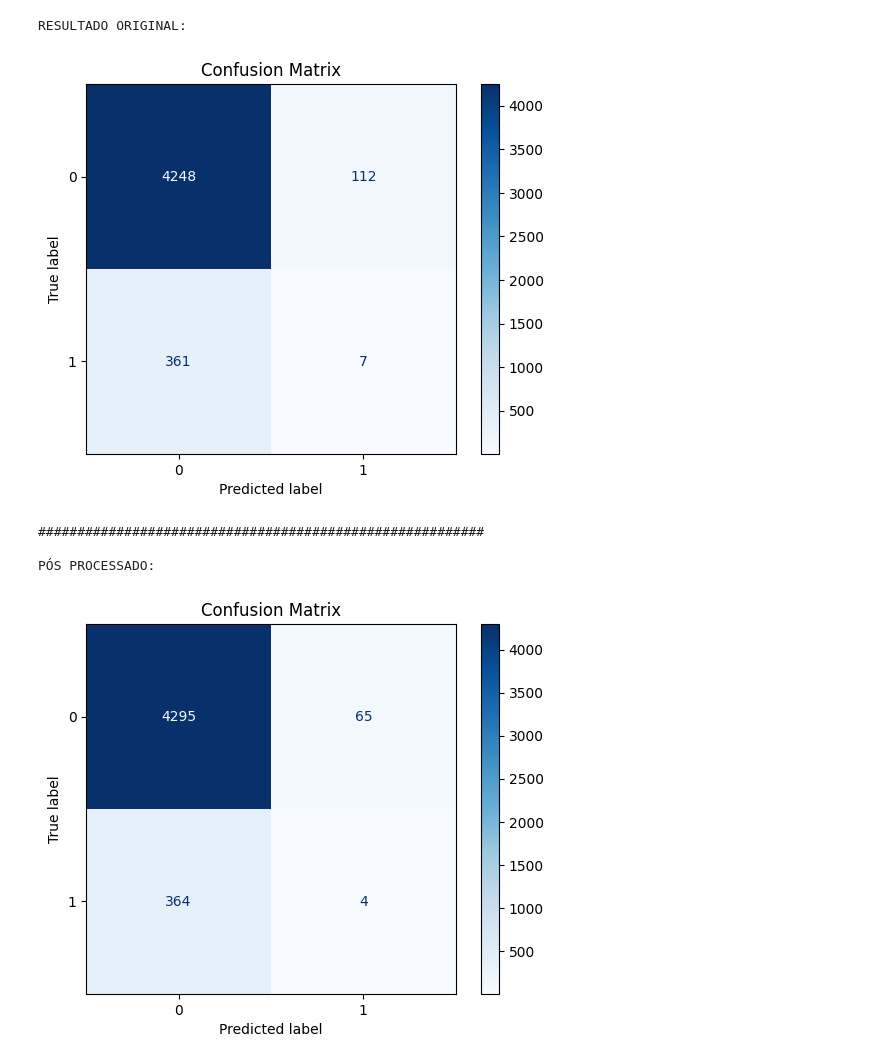
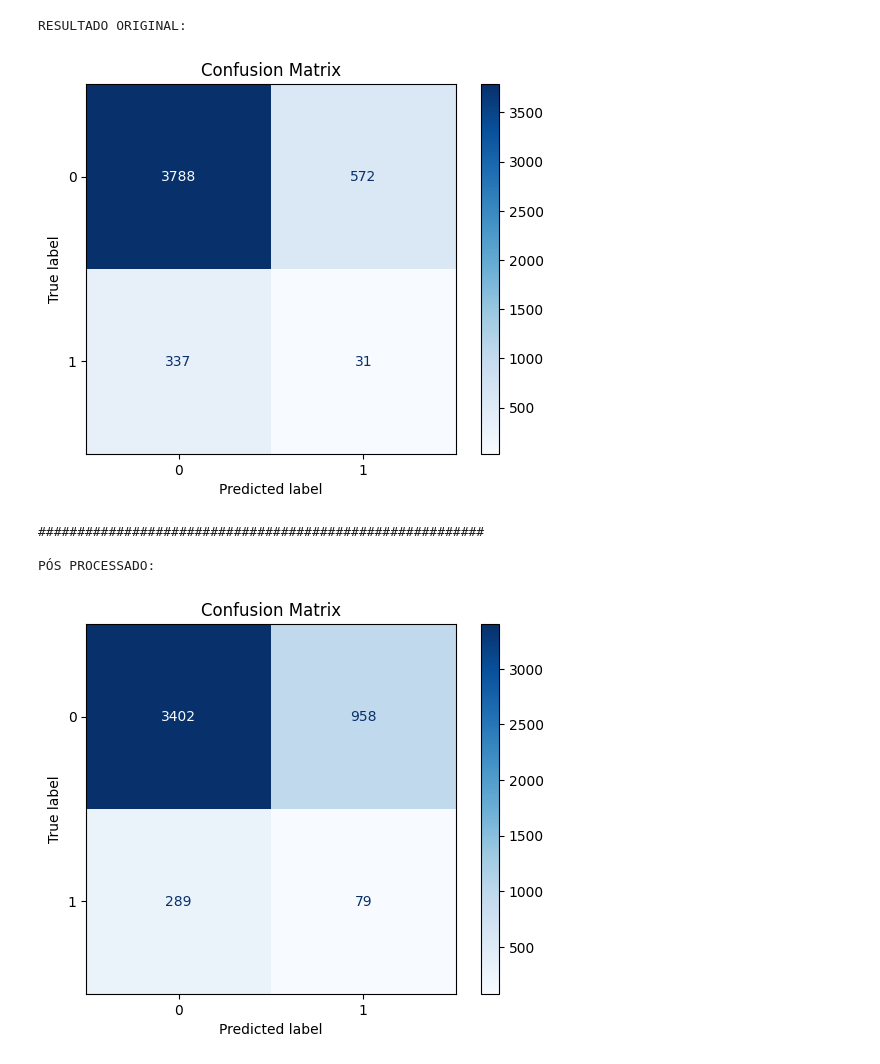
Before and after one commit to Gabriel-Panza/Machine-Learning-FCD, a Jupyter notebook: New Data/SNN.ipynb, the cells around one changed output. Drawn from its saved outputs; the diff is of its cells as text; code cells hidden in the pictures.

```diff
--- a/New Data/SNN.ipynb
+++ b/New Data/SNN.ipynb
@@ -406,23 +629,23 @@ def build_cnn_model_backup():
 
     model.add(layers.Conv2D(8, (3,3), data_format="channels_last", activation='relu'))
     model.add(layers.BatchNormalization())
-    model.add(layers.MaxPooling2D((3,3)))
-    model.add(layers.Dropout(0.4))
+    model.add(layers.MaxPooling2D((2,2)))
+    model.add(layers.Dropout(0.3))
 
     model.add(layers.Conv2D(16, (3,3), data_format="channels_last", activation='relu'))
     model.add(layers.BatchNormalization())
     # model.add(layers.MaxPooling2D((3,3)))
-    model.add(layers.Dropout(0.4))
+    model.add(layers.Dropout(0.3))
 
     model.add(layers.Conv2D(32, (3,3), data_format="channels_last", activation='relu'))
     model.add(layers.BatchNormalization())
     # model.add(layers.MaxPooling2D((3,3)))
-    model.add(layers.Dropout(0.4))
+    model.add(layers.Dropout(0.3))
 
     model.add(layers.Conv2D(64, (3,3), data_format="channels_last", activation='relu'))
     model.add(layers.BatchNormalization())
-    model.add(layers.MaxPooling2D((3,3)))
-    model.add(layers.Dropout(0.4))
+    model.add(layers.MaxPooling2D((2,2)))
+    model.add(layers.Dropout(0.3))
 
     model.add(layers.Flatten())
 
@@ -453,14 +676,14 @@ def build_siamese_model(input_shape):
 
     # Passar o resultado pela rede densa
     subtracted = layers.Dense(64, activation='relu')(subtracted)
-    subtracted = layers.Dropout(0.4)(subtracted)
+    subtracted = layers.Dropout(0.3)(subtracted)
     subtracted = layers.Dense(32, activation='relu')(subtracted)
-    subtracted = layers.Dropout(0.4)(subtracted)
+    subtracted = layers.Dropout(0.3)(subtracted)
 
     output = layers.Dense(1, activation='sigmoid')(subtracted)
 
     siamese_model = Model(inputs=[input_original, input_opposite], outputs=output)
-    siamese_model.compile(optimizer=tf.keras.optimizers.Adam(learning_rate=0.0002), loss='binary_crossentropy', metrics=['accuracy', metrics.Precision(name="precision"), metrics.Recall(name="recall")])
+    siamese_model.compile(optimizer=tf.keras.optimizers.Adam(learning_rate=0.001), loss='binary_crossentropy', metrics=['accuracy', metrics.Precision(name="precision"), metrics.Recall(name="recall")])
 
     return siamese_model
 # %%
@@ -518,3 +761,4 @@ for patient_id in patient_ids:
 # %%
 # Preparar dados para treino, validação e teste
-train_left_balanced, train_right_balanced, valid_left_balanced, valid_right_balanced, test_left, test_right, y_train_balanced, y_valid_balanced, y_test, train_patients, valid_patients, test_patients, balanced_mask_left, balanced_mask_right, balanced_index_patients = prepare_data_for_training(X_left, X_right, y, mask_left, mask_right, train_size=0.7, validation_size=0.2, test_size=0.1)
+# train_left_balanced, train_right_balanced, valid_left_balanced, valid_right_balanced, test_left, test_right, y_train_balanced, y_valid_balanced, y_test, train_patients, valid_patients, test_patients, balanced_mask_left, balanced_mask_right, balanced_index_patients = prepare_data_for_training(X_left, X_right, y, mask_left, mask_right, train_size=0.7, validation_size=0.2, test_size=0.1)
+train_left_balanced, train_right_balanced, valid_left_balanced, valid_right_balanced, test_left, test_right, y_train_balanced, y_valid_balanced, y_test, train_patients, valid_patients, test_patients = prepare_data_aligned(X_left, X_right, y, mask_left, mask_right)
@@ -521,14 +783,14 @@ train_left_balanced, train_right_balanced, valid_left_balanced, valid_right_bala
 # %%
 # Adiciono camada de cor
-train_left_balanced = normalize_minmax(np.array([elemento for lista in train_left_balanced.values() for elemento in lista]))
+# train_left_balanced = normalize_minmax(np.array([elemento for lista in train_left_balanced.values() for elemento in lista]))
 train_left_balanced = np.expand_dims(train_left_balanced, axis=-1)
-train_right_balanced = normalize_minmax(np.array([elemento for lista in train_right_balanced.values() for elemento in lista]))
+# train_right_balanced = normalize_minmax(np.array([elemento for lista in train_right_balanced.values() for elemento in lista]))
 train_right_balanced = np.expand_dims(train_right_balanced, axis=-1)
-valid_left_balanced = normalize_minmax(np.array([elemento for lista in valid_left_balanced.values() for elemento in lista]))
+# valid_left_balanced = normalize_minmax(np.array([elemento for lista in valid_left_balanced.values() for elemento in lista]))
 valid_left_balanced = np.expand_dims(valid_left_balanced, axis=-1)
-valid_right_balanced = normalize_minmax(np.array([elemento for lista in valid_right_balanced.values() for elemento in lista]))
+# valid_right_balanced = normalize_minmax(np.array([elemento for lista in valid_right_balanced.values() for elemento in lista]))
 valid_right_balanced = np.expand_dims(valid_right_balanced, axis=-1)
-test_left = normalize_minmax(np.array([elemento for lista in test_left.values() for elemento in lista]))
+# test_left = normalize_minmax(np.array([elemento for lista in test_left.values() for elemento in lista]))
 test_left = np.expand_dims(test_left, axis=-1)
-test_right = normalize_minmax(np.array([elemento for lista in test_right.values() for elemento in lista]))
+# test_right = normalize_minmax(np.array([elemento for lista in test_right.values() for elemento in lista]))
 test_right = np.expand_dims(test_right, axis=-1)
@@ -867,26 +1174,24 @@ DEPOIS: [0 0 0 0 0 0 0 0 0 0]
 # %%
-labels_true = list(itertools.chain(*list(itertools.chain(*y_slices.values()))))
-labels_pred_raw = list(itertools.chain(*list(itertools.chain(*y_test_slices_pred.values()))))
 labels_pred_processed = list(itertools.chain(*list(itertools.chain(*processed_labels.values()))))
 
 # Gerar a matriz de confusão
 print("RESULTADO ORIGINAL:")
-plot_confusion_matrix(labels_true, labels_pred_raw)
+plot_confusion_matrix(y_test, y_pred_test)
 print("\n#########################################################\n")
 print("PÓS PROCESSADO:")
-plot_confusion_matrix(labels_true, labels_pred_processed)
+plot_confusion_matrix(y_test, labels_pred_processed)
 
 # print(labels_true)
 # print(labels_pred_raw)
 # print(labels_pred_processed)
 
 # print(np.count_nonzero(labels_true))
 # print(np.count_nonzero(labels_pred_raw))
 # print(np.count_nonzero(labels_pred_processed))
 # %% [output]
 RESULTADO ORIGINAL:
-[figure, old version]
+[figure, new version]
 #########################################################
 
 PÓS PROCESSADO:
-[figure, old version]
+[figure, new version]
```
Also changed, not shown: parts of 27 cells of this notebook, 1 other file.
